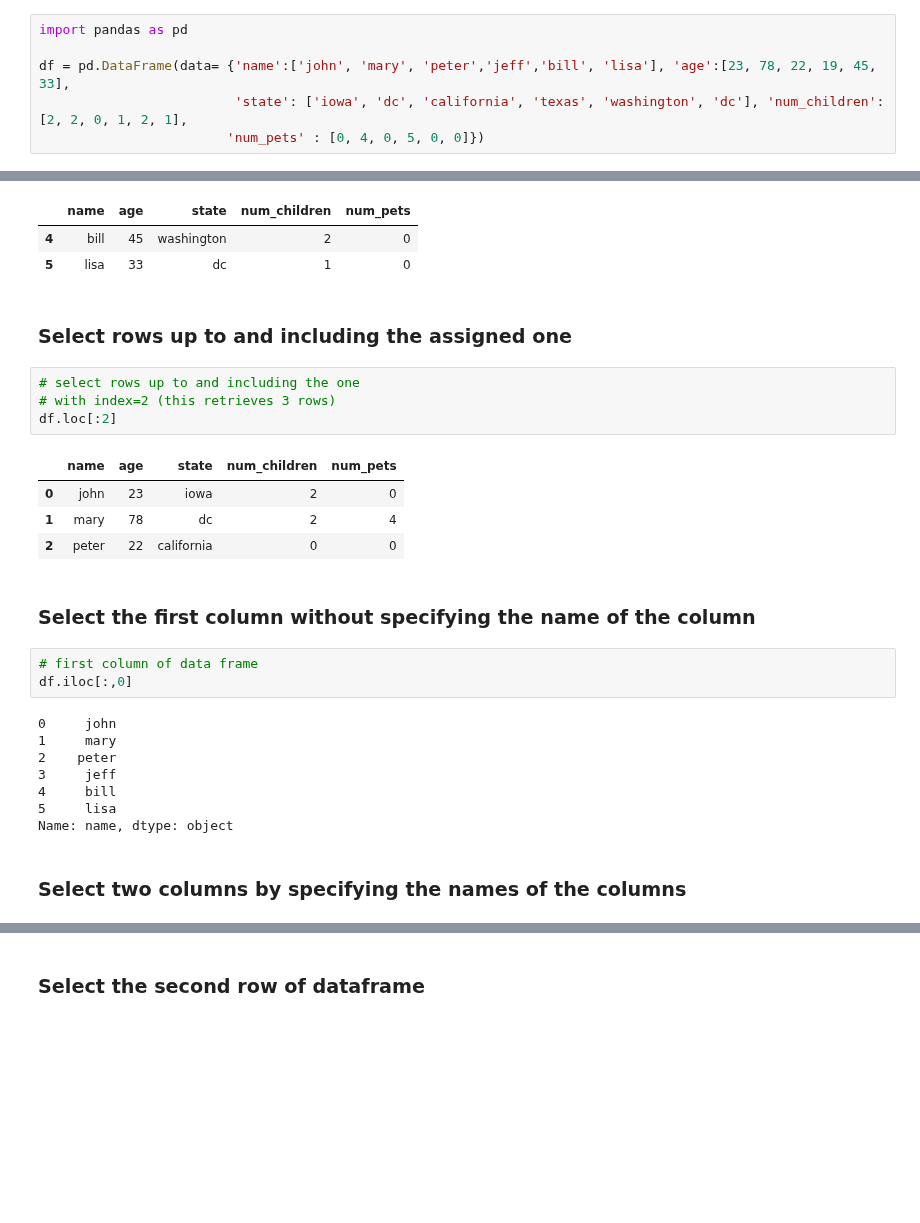
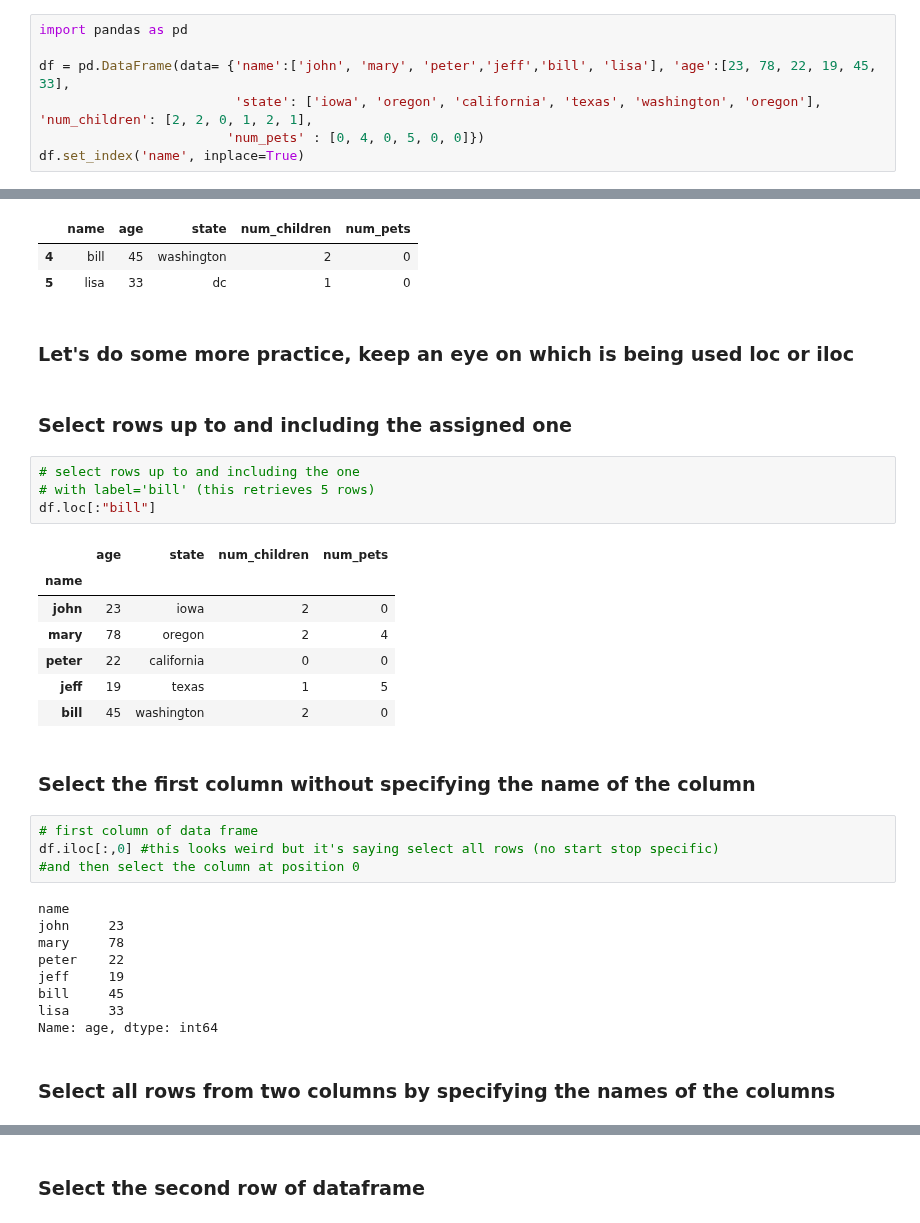
Before and after one commit to Make-School-Courses/DS-1.1-Data-Analysis, a Jupyter notebook: Notebooks/Pandas_Intro.ipynb, the cells around one changed output, grey strips where cells are left out. Saved outputs shown, nothing was run; the diff lists cells and outputs as text; blank space fills up the shorter version.

```diff
--- a/Notebooks/Pandas_Intro.ipynb
+++ b/Notebooks/Pandas_Intro.ipynb
@@ -17,8 +17,9 @@ A **Dataframe** is a 2d dynamically sized data structure. It has a table structu
 import pandas as pd
 
 df = pd.DataFrame(data= {'name':['john', 'mary', 'peter','jeff','bill', 'lisa'], 'age':[23, 78, 22, 19, 45, 33],
-                         'state': ['iowa', 'dc', 'california', 'texas', 'washington', 'dc'], 'num_children': [2, 2, 0, 1, 2, 1],
+                         'state': ['iowa', 'oregon', 'california', 'texas', 'washington', 'oregon'], 'num_children': [2, 2, 0, 1, 2, 1],
                         'num_pets' : [0, 4, 0, 5, 0, 0]})
+df.set_index('name', inplace=True)
 # %%
 df
 # %% [output]
@@ -79,32 +127,39 @@ df.iloc[-2:]
 |  | name | age | state | num_children | num_pets |
 | 4 | bill | 45 | washington | 2 | 0 |
 | 5 | lisa | 33 | dc | 1 | 0 |
+# %% [markdown]
+### Let's do some more practice, keep an eye on which is being used loc or iloc
 # %% [markdown]
 ### Select rows up to and including the assigned one
 # %%
 # select rows up to and including the one
-# with index=2 (this retrieves 3 rows)
-df.loc[:2]
+# with label='bill' (this retrieves 5 rows)
+df.loc[:"bill"]
 # %% [output]
-|  | name | age | state | num_children | num_pets |
-| 0 | john | 23 | iowa | 2 | 0 |
-| 1 | mary | 78 | dc | 2 | 4 |
-| 2 | peter | 22 | california | 0 | 0 |
+|  | age | state | num_children | num_pets |
+| name |  |  |  |  |
+| john | 23 | iowa | 2 | 0 |
+| mary | 78 | oregon | 2 | 4 |
+| peter | 22 | california | 0 | 0 |
+| jeff | 19 | texas | 1 | 5 |
+| bill | 45 | washington | 2 | 0 |
 # %% [markdown]
 ### Select the first column without specifying the name of the column
 # %%
 # first column of data frame
-df.iloc[:,0]
+df.iloc[:,0] #this looks weird but it's saying select all rows (no start stop specific)
+#and then select the column at position 0
 # %% [output]
-0     john
-1     mary
-2    peter
-3     jeff
-4     bill
-5     lisa
-Name: name, dtype: object
+name
+john     23
+mary     78
+peter    22
+jeff     19
+bill     45
+lisa     33
+Name: age, dtype: int64
 # %% [markdown]
-### Select two columns by specifying the names of the columns
+### Select all rows from two columns by specifying the names of the columns
 # %%
 df.loc[:,['age', 'state']]
 # df[['age', 'state']]
```
Also changed, not shown: parts of 21 cells of this notebook.
